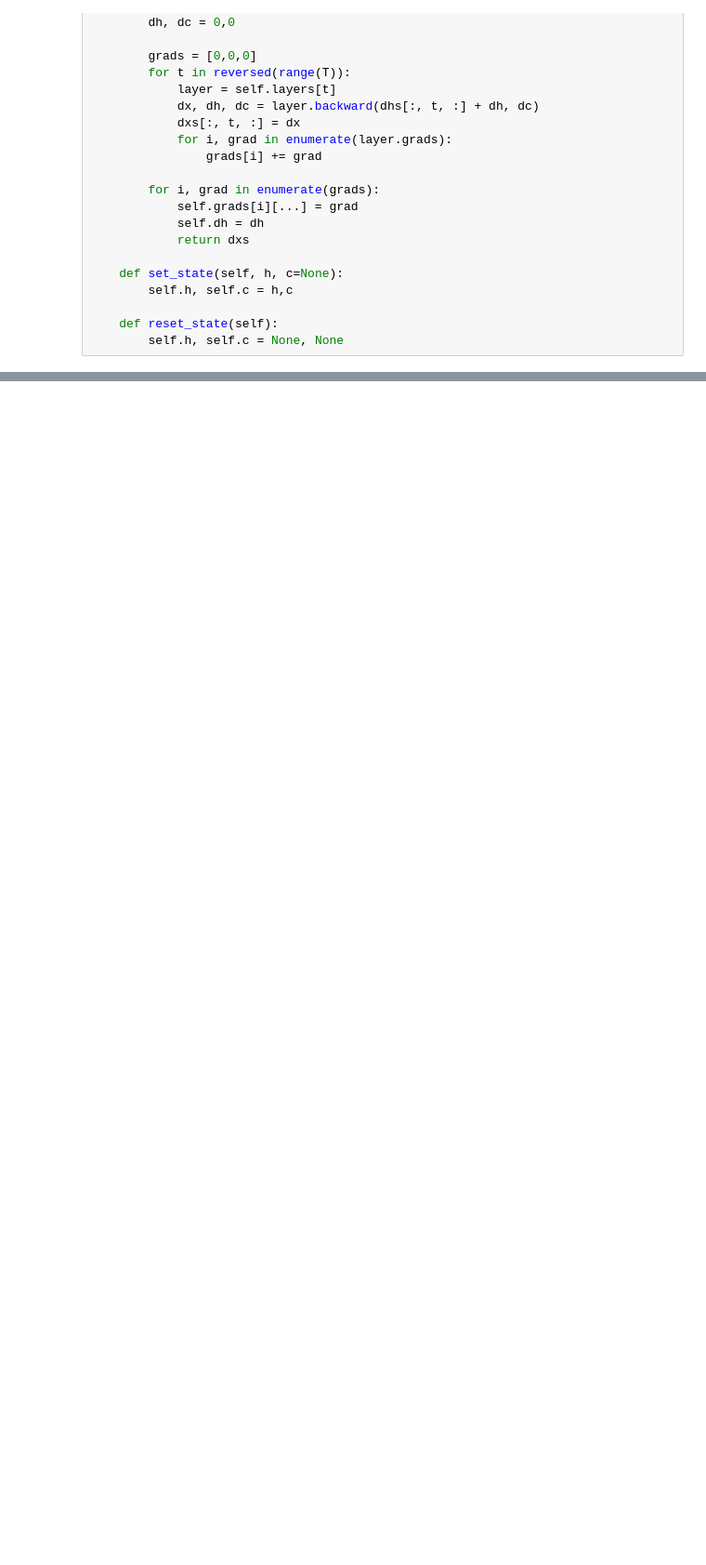
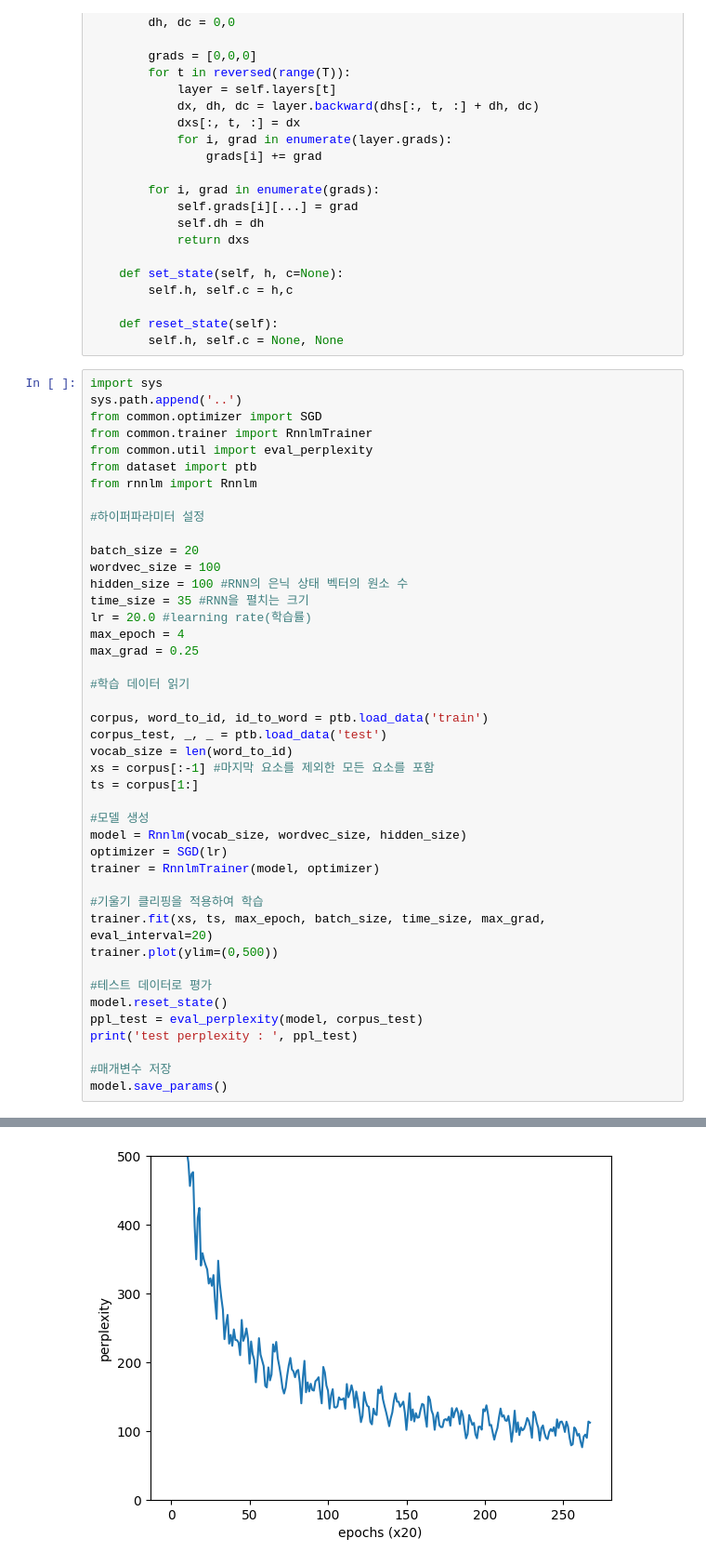
Before and after one commit to sunohk/NLP_practice, a Jupyter notebook: ch06/gate_RNN.ipynb, the cells around one changed output, grey strips where cells are left out. Shown: that part at 93% size. Cells and saved outputs as stored; diff of their text form; blank space fills up the shorter version.

```diff
--- a/ch06/gate_RNN.ipynb
+++ b/ch06/gate_RNN.ipynb
@@ -213,3 +213,47 @@ class TimeLSTM:
 
     def reset_state(self):
         self.h, self.c = None, None
+# %%
+import sys
+sys.path.append('..')
+from common.optimizer import SGD
+from common.trainer import RnnlmTrainer
+from common.util import eval_perplexity
+from dataset import ptb
+from rnnlm import Rnnlm
+
+#하이퍼파라미터 설정
+
+batch_size = 20
+wordvec_size = 100
+hidden_size = 100 #RNN의 은닉 상태 벡터의 원소 수
+time_size = 35 #RNN을 펼치는 크기
+lr = 20.0 #learning rate(학습률)
+max_epoch = 4
+max_grad = 0.25
+
+#학습 데이터 읽기
+
+corpus, word_to_id, id_to_word = ptb.load_data('train')
+corpus_test, _, _ = ptb.load_data('test')
+vocab_size = len(word_to_id)
+xs = corpus[:-1] #마지막 요소를 제외한 모든 요소를 포함
+ts = corpus[1:]
+
+#모델 생성
+model = Rnnlm(vocab_size, wordvec_size, hidden_size)
+optimizer = SGD(lr)
+trainer = RnnlmTrainer(model, optimizer)
+
+#기울기 클리핑을 적용하여 학습
+trainer.fit(xs, ts, max_epoch, batch_size, time_size, max_grad, eval_interval=20)
+trainer.plot(ylim=(0,500))
+
+#테스트 데이터로 평가
+model.reset_state()
+ppl_test = eval_perplexity(model, corpus_test)
+print('test perplexity : ', ppl_test)
+
+#매개변수 저장
+model.save_params()
+# %% [output]
@@ -215,0 +277 @@ class TimeLSTM:
+[figure, added]
```
Also changed, not shown: parts of 5 cells of this notebook, 1 other file.
